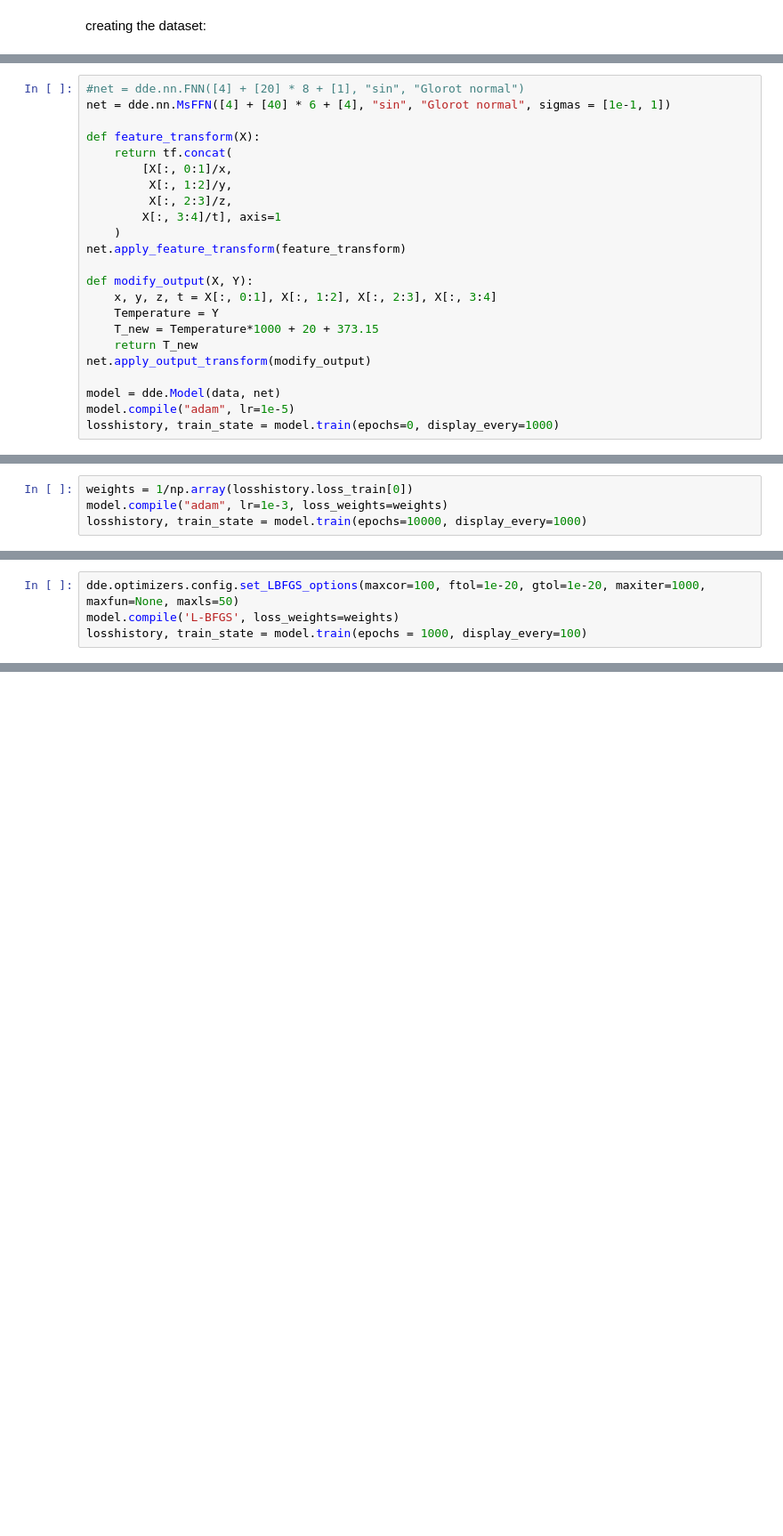
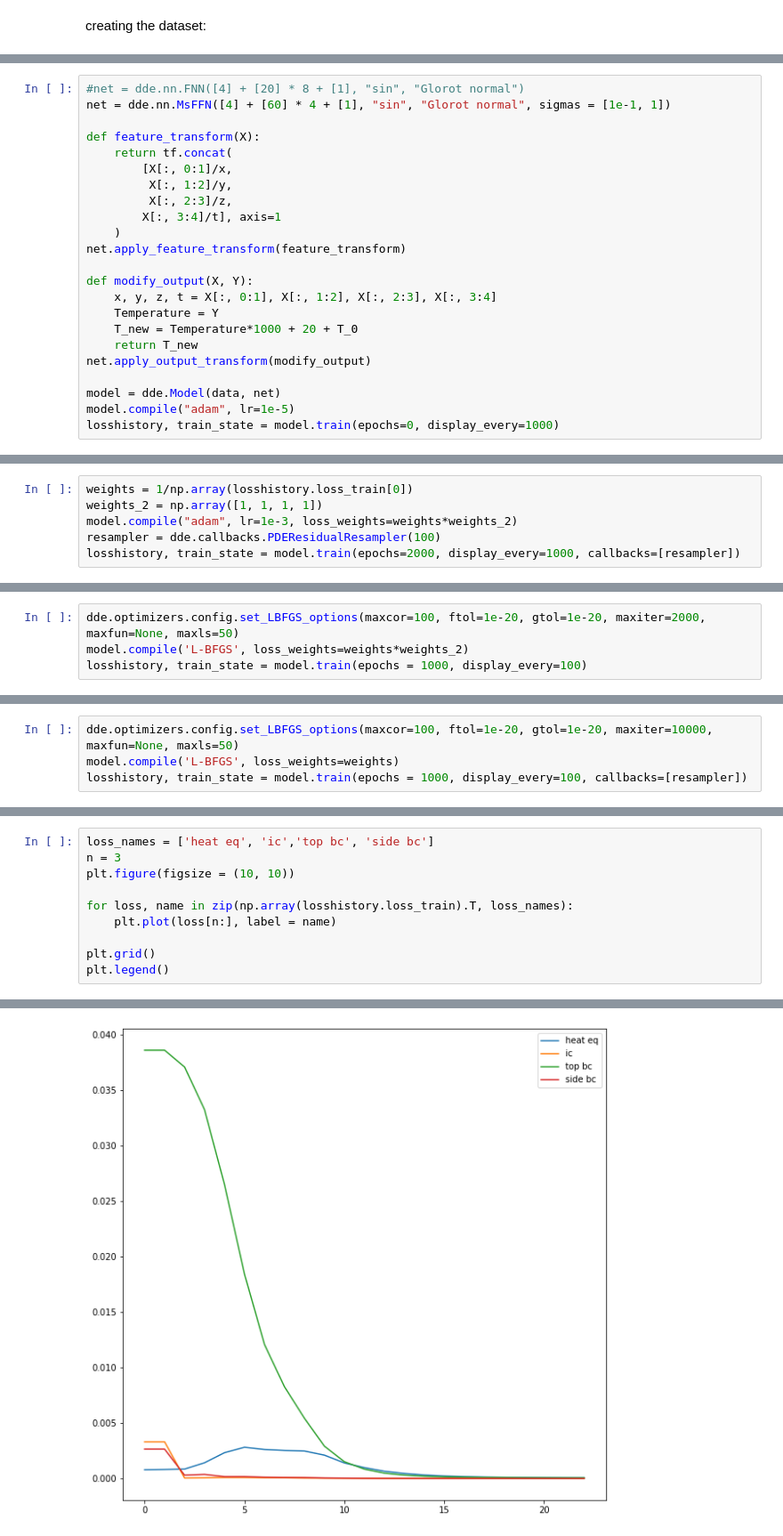
Before and after one commit to snilsn/pinn_slm, a Jupyter notebook: slm.ipynb, the cells around one changed output, grey strips where cells are left out. Shown at 89% size. Saved outputs shown, nothing was run; the diff lists cells and outputs as text; blank space fills up the shorter version.

```diff
--- a/slm.ipynb
+++ b/slm.ipynb
@@ -167,6 +173,6 @@ Warning: 100 points required, but 800 points sampled.
 # %%
 #net = dde.nn.FNN([4] + [20] * 8 + [1], "sin", "Glorot normal")
-net = dde.nn.MsFFN([4] + [40] * 6 + [4], "sin", "Glorot normal", sigmas = [1e-1, 1])
+net = dde.nn.MsFFN([4] + [60] * 4 + [1], "sin", "Glorot normal", sigmas = [1e-1, 1])
 
 def feature_transform(X):
     return tf.concat(
@@ -180,7 +186,7 @@ net.apply_feature_transform(feature_transform)
 def modify_output(X, Y):
     x, y, z, t = X[:, 0:1], X[:, 1:2], X[:, 2:3], X[:, 3:4]
     Temperature = Y
-    T_new = Temperature*1000 + 20 + 373.15
+    T_new = Temperature*1000 + 20 + T_0
     return T_new
 net.apply_output_transform(modify_output)
 
@@ -220,6 +226,8 @@ Best model at step 0:
 # %%
 weights = 1/np.array(losshistory.loss_train[0])
-model.compile("adam", lr=1e-3, loss_weights=weights)
-losshistory, train_state = model.train(epochs=10000, display_every=1000)
+weights_2 = np.array([1, 1, 1, 1])
+model.compile("adam", lr=1e-3, loss_weights=weights*weights_2)
+resampler = dde.callbacks.PDEResidualResampler(100)
+losshistory, train_state = model.train(epochs=2000, display_every=1000, callbacks=[resampler])
 # %% [output]
 Compiling model...
@@ -260,6 +250,6 @@ plt.colorbar()
 # %%
-dde.optimizers.config.set_LBFGS_options(maxcor=100, ftol=1e-20, gtol=1e-20, maxiter=1000, maxfun=None, maxls=50)
-model.compile('L-BFGS', loss_weights=weights)
+dde.optimizers.config.set_LBFGS_options(maxcor=100, ftol=1e-20, gtol=1e-20, maxiter=2000, maxfun=None, maxls=50)
+model.compile('L-BFGS', loss_weights=weights*weights_2)
 losshistory, train_state = model.train(epochs = 1000, display_every=100)
 # %% [output]
 Compiling model...
@@ -281,0 +272,4 @@ Step      Train loss                                  Test loss
+# %%
+dde.optimizers.config.set_LBFGS_options(maxcor=100, ftol=1e-20, gtol=1e-20, maxiter=10000, maxfun=None, maxls=50)
+model.compile('L-BFGS', loss_weights=weights)
+losshistory, train_state = model.train(epochs = 1000, display_every=100, callbacks=[resampler])
@@ -281,0 +294,11 @@ Step      Train loss                                  Test loss
+# %%
+loss_names = ['heat eq', 'ic','top bc', 'side bc']
+n = 3
+plt.figure(figsize = (10, 10))
+
+for loss, name in zip(np.array(losshistory.loss_train).T, loss_names):
+    plt.plot(loss[n:], label = name)
+
+plt.grid()
+plt.legend()
+# %% [output]
@@ -281,0 +306 @@ Step      Train loss                                  Test loss
+[figure, added]
```
Also changed, not shown: parts of 18 cells of this notebook.
